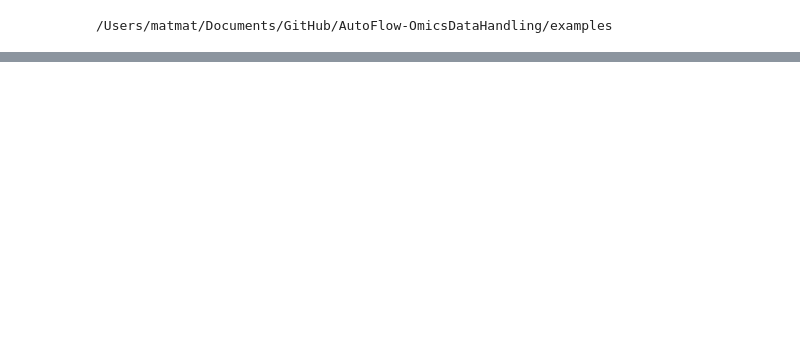
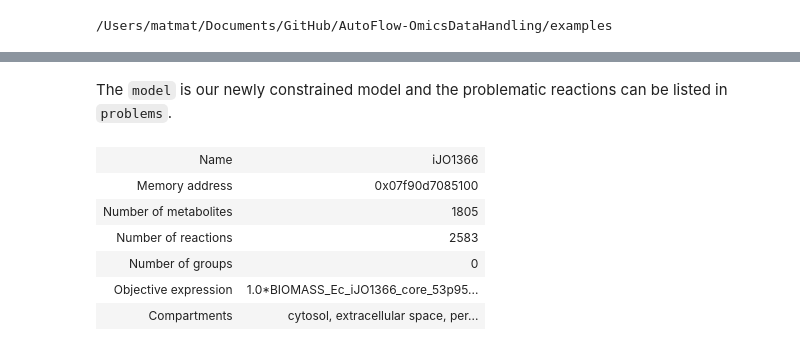
Before and after one commit to AutoFlowResearch/BFAIR, a Jupyter notebook: examples/MFA_cobra_sampling.ipynb, the cells around one changed output, grey strips where cells are left out. Saved outputs shown, nothing was run; the diff lists cells and outputs as text; code cells hidden in the pictures; blank space fills up the shorter version.

```diff
--- a/examples/MFA_cobra_sampling.ipynb
+++ b/examples/MFA_cobra_sampling.ipynb
@@ -37,2 +39,14 @@ reimport_data = INCA_reimport()
 # %%
-fittedData, fittedFluxes, fittedFragments, fittedMeasuredFluxes, fittedMeasuredFragments, fittedMeasuredFluxResiduals, fittedMeasuredFragmentResiduals, simulationParameters = reimport_data.reimport(filename, simulation_info, simulation_id)
+reimport_data = INCA_reimport()
+(fittedData,
+ fittedFluxes,
+ fittedFragments,
+ fittedMeasuredFluxes,
+ fittedMeasuredFragments,
+ fittedMeasuredFluxResiduals,
+ fittedMeasuredFragmentResiduals,
+ simulationParameters) = reimport_data.reimport(
+    filename,
+    simulation_info,
+    simulation_id
+)
@@ -112,3 +119,15 @@ Wall time: 1min 9s
+# %% [markdown]
+The `model` is our newly constrained model and the problematic reactions can be listed in `problems`.
+# %%
+model
+# %% [output]
+| Name | iJO1366 |
+| Memory address | 0x07f90d7085100 |
+| Number of metabolites | 1805 |
+| Number of reactions | 2583 |
+| Number of groups | 0 |
+| Objective expression | 1.0*BIOMASS_Ec_iJO1366_core_53p95... |
+| Compartments | cytosol, extracellular space, per... |
 # %%
 problems
 # %% [output]
```
Also changed, not shown: parts of 121 cells of this notebook.
